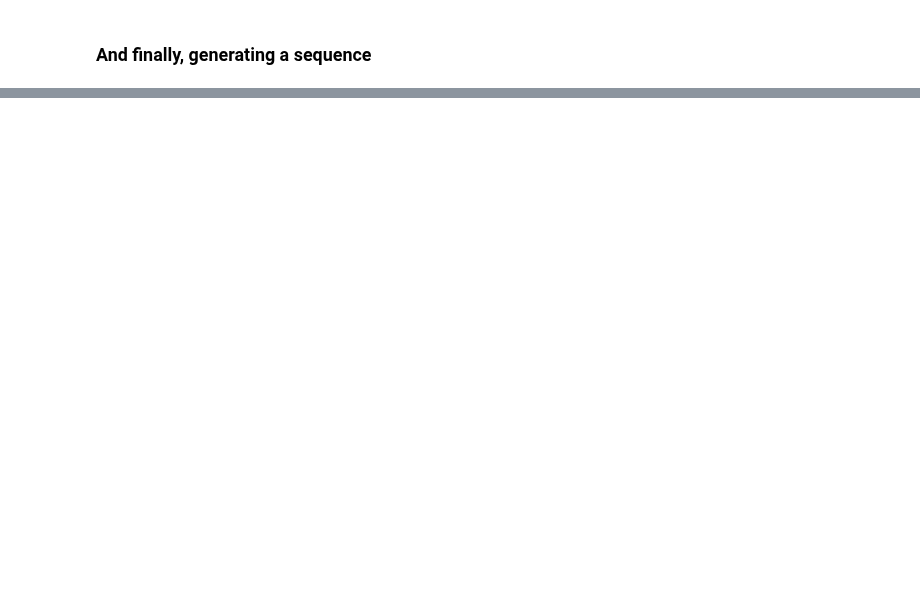
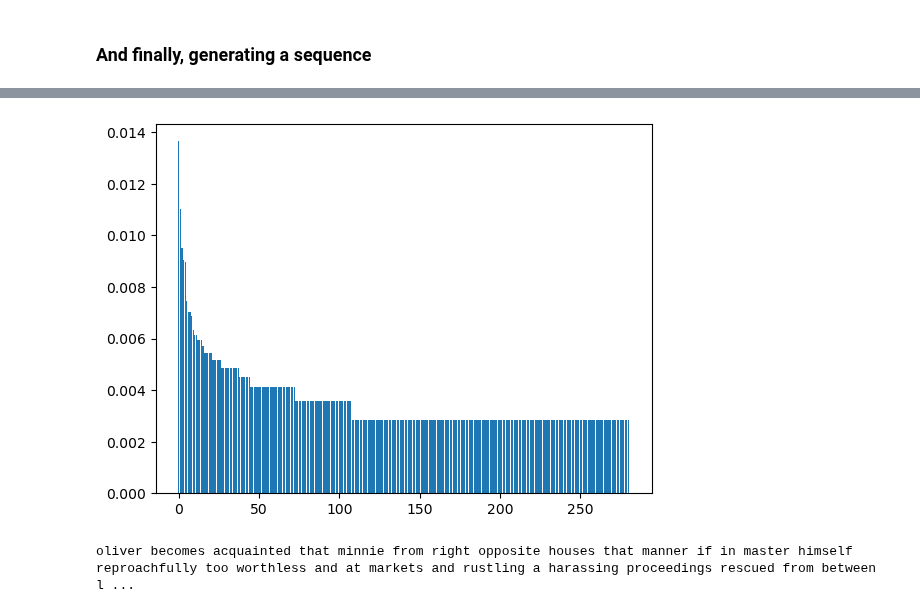
Before and after one commit to pnugues/ilppp, a Jupyter notebook: programs/ch05/python/lm_generation.ipynb, the cells around one changed output, grey strips where cells are left out. Cells and saved outputs as stored; diff of their text form; code cells hidden in the pictures; blank space fills up the shorter version.

```diff
--- a/programs/ch05/python/lm_generation.ipynb
+++ b/programs/ch05/python/lm_generation.ipynb
@@ -121,0 +256,7 @@ for i in range(100):
+# %%
+high_temp_freqs = reweight_distribution(freqs, temperature=3.0)
+# %%
+plt.bar(range(len(high_temp_freqs)), high_temp_freqs)
+plt.show()
+# %% [output]
+[figure, added]
@@ -121,0 +265,12 @@ for i in range(100):
+# %%
+print(start_word, end=' ')
+next_word = start_word
+for i in range(50):
+    cprob = cond_prob(next_word)
+    distribution = [i[1] for i in cprob]
+    distribution = reweight_distribution(distribution, temperature)
+    bigram = cprob[np.argmax(np.random.multinomial(1, distribution))]
+    print(bigram[0][1], end=' ')
+    next_word = bigram[0][1]
+# %% [output]
+oliver becomes acquainted that minnie from right opposite houses that manner if in master himself reproachfully too worthless and at markets and rustling a harassing proceedings rescued from between l ...
```
Also changed, not shown: parts of 24 cells of this notebook.
